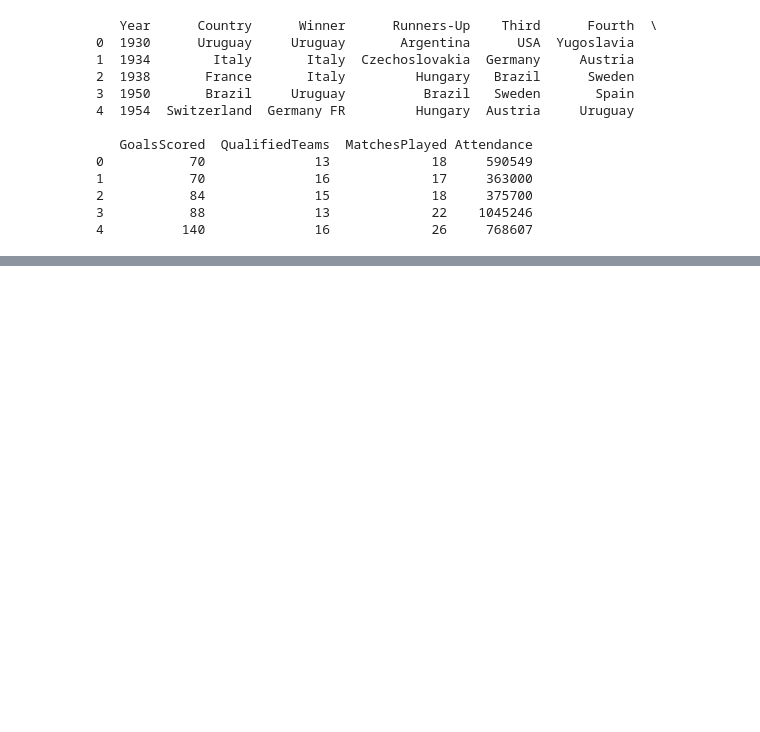
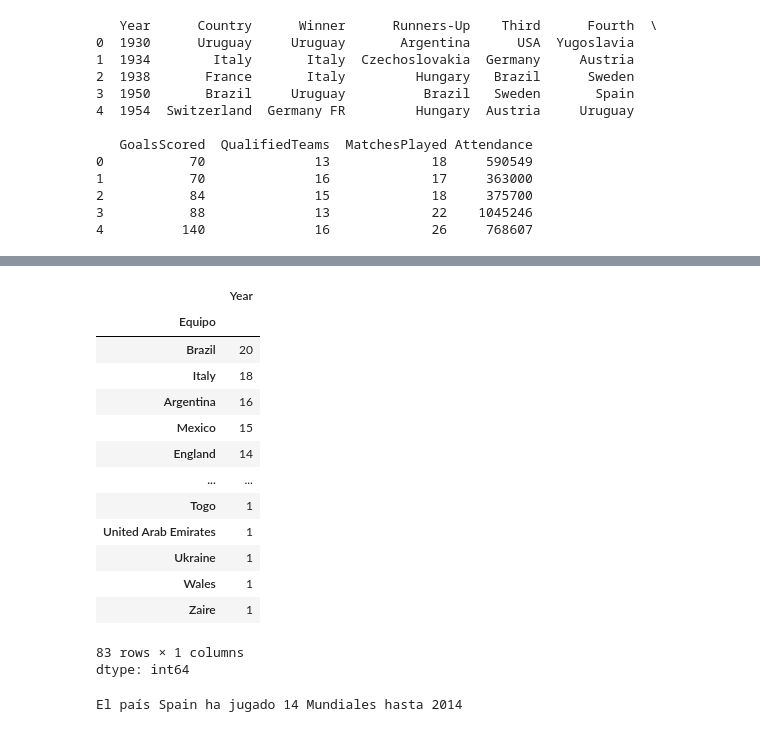
Before and after one commit to claudiocdc/fifa-world-cup-analysis, a Jupyter notebook: 01_Limpieza_Fifa_WorldCup.ipynb, the cells around one changed output, grey strips where cells are left out. Drawn from its saved outputs; the diff is of its cells as text; code cells hidden in the pictures; blank space fills up the shorter version.

Commit message:
EDA tabla de partidos: limpieza y Mundiales jugados por país.

```diff
--- a/01_Limpieza_Fifa_WorldCup.ipynb
+++ b/01_Limpieza_Fifa_WorldCup.ipynb
@@ -125,2 +125,8 @@ df['Winner'].value_counts()
 | Spain | 1 |
 dtype: int64
+# %%
+#Vamos a guardar la  tabla de partidos en otro dataframe
+
+df_matches = pd.read_csv('https://raw.githubusercontent.com/claudiocdc/fifa-world-cup-analysis/refs/heads/main/WorldCupMatches.csv')
+print(df_matches.head())
+print(df_matches.info())
@@ -126,0 +151,7 @@ dtype: int64
+# %%
+#attendance tiene menos, ¿Por qué? y hay muchas filas vacias ya que pone que hay 4572 entries cuando realmente hay solo rellenas 852
+##Hay una función muy buena que es .dropna() https://pandas.pydata.org/pandas-docs/stable/reference/api/pandas.DataFrame.dropna.html
+###Segñun la docu el how ='all' permite borrar las que estan enteramente vacias y no solo las que tengan alguna vacía
+
+df_matches = df_matches.dropna(how='all')
+print(df_matches.info())
@@ -126,0 +176,14 @@ dtype: int64
+# %%
+#¿Cuantos mundiales ha jugado cada país?
+##Hay que juntar las veces que aparece tanto local como visitante para ver sus apariciones, luego usar la variable de año como indicador para contar cuantas veces aparecieron
+###Aparte year esta en float y queda feo, vamos a cambiarlo a int
+####Al ejecutar el código más adelante, vemos que hay nombres en sucio con valores como rn">Bosnia and Herzegovina	porlo que quitamos ese 'rn">'
+
+df_matches["Home Team Name"] = df_matches["Home Team Name"].str.replace('rn">', '', regex=False)
+df_matches["Away Team Name"] = df_matches["Away Team Name"].str.replace('rn">', '', regex=False)
+
+df_matches['Year'] = df_matches['Year'].astype(int)
+locales = df_matches[['Year','Home Team Name']].rename(columns={'Home Team Name':'Equipo'})
+visitantes = df_matches[['Year','Away Team Name']].rename(columns={'Away Team Name':'Equipo'})
+apariciones = pd.concat([locales, visitantes])
+print(apariciones)
@@ -126,0 +205,30 @@ dtype: int64
+# %%
+#Contamos las apariciones por año: agrupar por equipo, y de cada grupo cuántos años únicos tiene. Ojo con la n en el unique
+##Confirmamos que Brazil es el que más mundiales ha ganado, también poruqe es el que más mundiales ha jugado
+
+apariciones.groupby('Equipo')['Year'].nunique().sort_values(ascending=False)
+# %% [output]
+|  | Year |
+| Equipo |  |
+| Brazil | 20 |
+| Italy | 18 |
+| Argentina | 16 |
+| Mexico | 15 |
+| England | 14 |
+| ... | ... |
+| Togo | 1 |
+| United Arab Emirates | 1 |
+| Ukraine | 1 |
+| Wales | 1 |
+| Zaire | 1 |
+83 rows × 1 columns
+dtype: int64
+# %%
+# Consulta rápida: ¿cuántas veces apareció España?
+
+consulta_pais = 'Spain'
+filas_spain = apariciones[apariciones['Equipo'] == consulta_pais]
+mundiales = filas_spain['Year'].nunique()
+print('El país', consulta_pais, 'ha jugado', mundiales, 'Mundiales hasta 2014')
+# %% [output]
+El país Spain ha jugado 14 Mundiales hasta 2014
```
Also changed, not shown: parts of 9 cells of this notebook.
